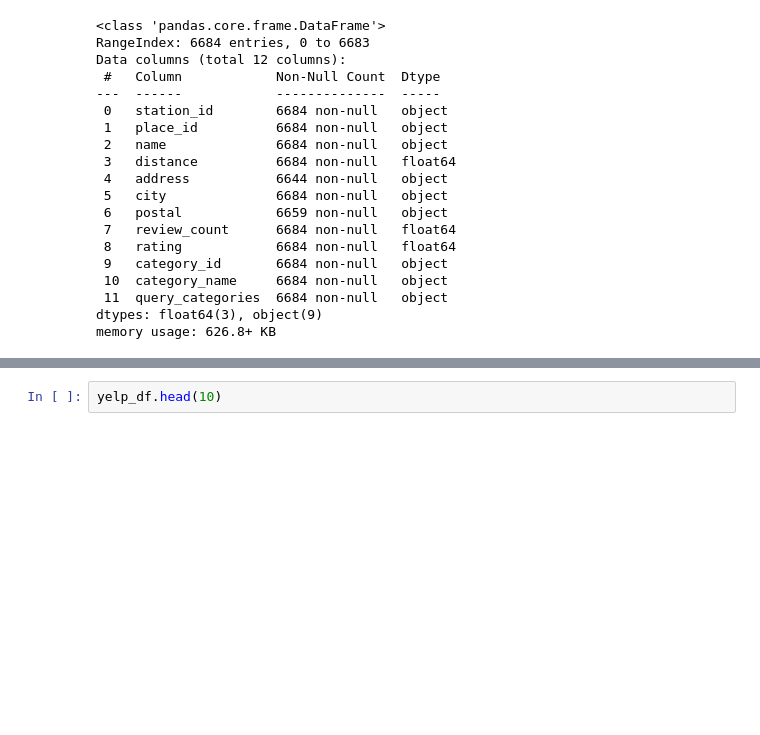
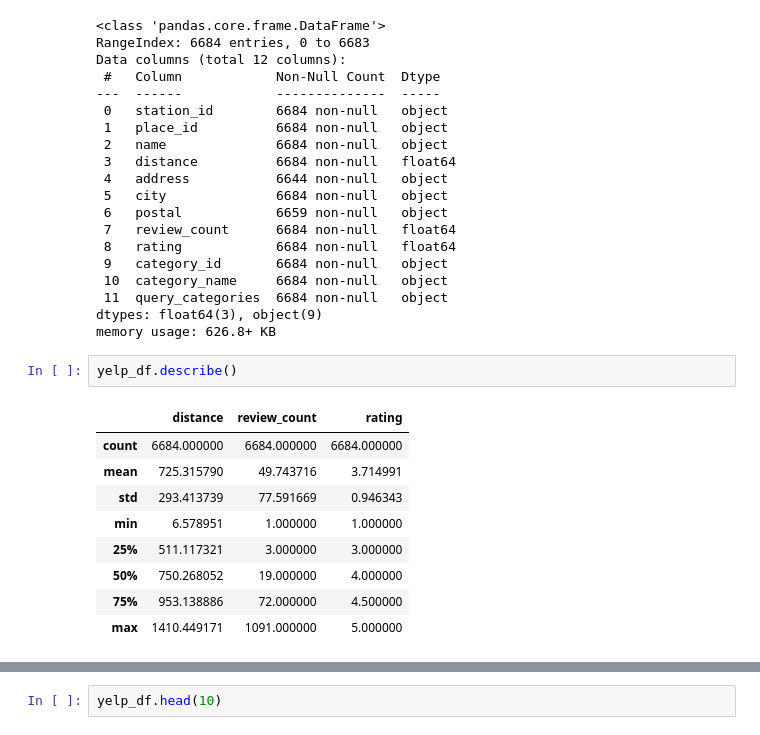
Before and after one commit to jtwleung/Project-Statistical-Modelling-with-Python, a Jupyter notebook: notebooks/yelp_foursquare_EDA.ipynb, the cells around one changed output, grey strips where cells are left out. Saved outputs shown, nothing was run; the diff lists cells and outputs as text; blank space fills up the shorter version.

```diff
--- a/notebooks/yelp_foursquare_EDA.ipynb
+++ b/notebooks/yelp_foursquare_EDA.ipynb
@@ -582,3 +511,15 @@ Data columns (total 12 columns):
  11  query_categories  6684 non-null   object
 dtypes: float64(3), object(9)
 memory usage: 626.8+ KB
+# %%
+yelp_df.describe()
+# %% [output]
+|  | distance | review_count | rating |
+| count | 6684.000000 | 6684.000000 | 6684.000000 |
+| mean | 725.315790 | 49.743716 | 3.714991 |
+| std | 293.413739 | 77.591669 | 0.946343 |
+| min | 6.578951 | 1.000000 | 1.000000 |
+| 25% | 511.117321 | 3.000000 | 3.000000 |
+| 50% | 750.268052 | 19.000000 | 4.000000 |
+| 75% | 953.138886 | 72.000000 | 4.500000 |
+| max | 1410.449171 | 1091.000000 | 5.000000 |
```
Also changed, not shown: parts of 35 cells of this notebook.
